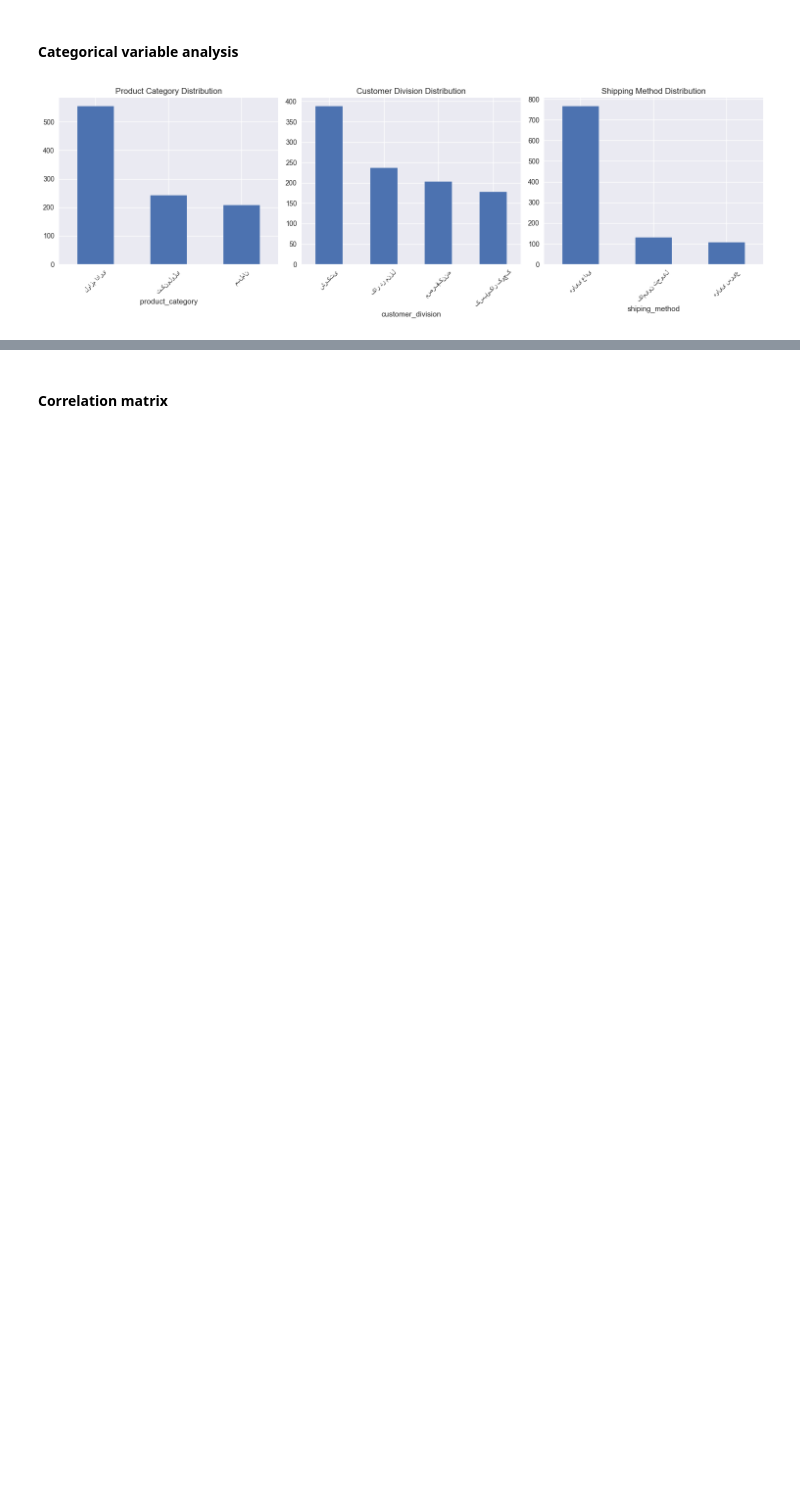
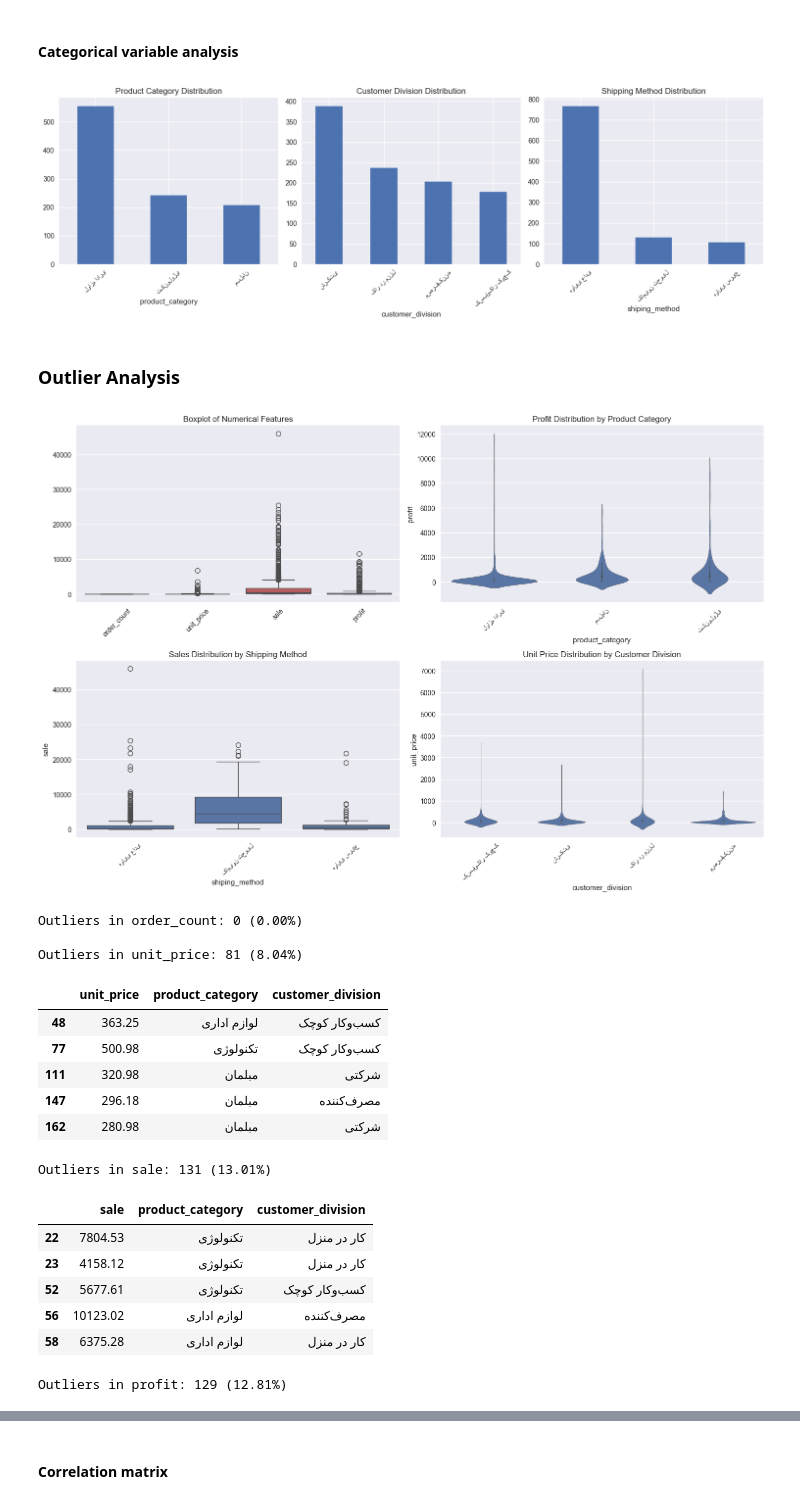
Before and after one commit to mohamad6889/statistics_assignment, a Jupyter notebook: quiz.ipynb, the cells around one changed output, grey strips where cells are left out. Saved outputs shown, nothing was run; the diff lists cells and outputs as text; code cells hidden in the pictures; blank space fills up the shorter version.

```diff
--- a/quiz.ipynb
+++ b/quiz.ipynb
@@ -49,9 +55,6 @@ data_set['order_date'] = pd.to_datetime(data_set['order_date'], dayfirst=True)
 a function that returns a float from a string
 # %%
 def extract_number_from_string(text):
-    """
-    a function that returns a float from a string
-    """
     if isinstance(text, str):
         string_number = ''.join(char for char in str(text) if char.isdigit() or char == '.')
         return float(string_number)
@@ -165,3 +168,79 @@ plt.tight_layout()
 plt.show()
 # %% [output]
 [figure]
+# %% [markdown]
+### Outlier Analysis
+# %%
+plt.figure(figsize=(15, 10))
+
+plt.subplot(2, 2, 1)
+sns.boxplot(data=data_set[['order_count', 'unit_price', 'sale', 'profit']])
+plt.title('Boxplot of Numerical Features')
+plt.xticks(rotation=45)
+
+plt.subplot(2, 2, 2)
+sns.violinplot(x='product_category', y='profit', data=data_set)
+plt.title('Profit Distribution by Product Category')
+plt.xticks(rotation=45)
+
+plt.subplot(2, 2, 3)
+sns.boxplot(x='shiping_method', y='sale', data=data_set)
+plt.title('Sales Distribution by Shipping Method')
+plt.xticks(rotation=45)
+
+plt.subplot(2, 2, 4)
+sns.violinplot(x='customer_division', y='unit_price', data=data_set)
+plt.title('Unit Price Distribution by Customer Division')
+plt.xticks(rotation=45)
+
+plt.tight_layout()
+plt.show()
+
+
+def detect_outliers(dataset, column):
+    q1 = dataset[column].quantile(0.25)
+    q3 = dataset[column].quantile(0.75)
+    iqr = q3 - q1
+    lower_bound = q1 - 1.5 * iqr
+    upper_bound = q3 + 1.5 * iqr
+    _outliers = dataset[(dataset[column] < lower_bound) | (dataset[column] > upper_bound)]
+    return _outliers
+
+for col in ['order_count', 'unit_price', 'sale', 'profit']:
+    outliers = detect_outliers(data_set, col)
+    print(f"\nOutliers in {col}: {len(outliers)} ({len(outliers)/len(data_set)*100:.2f}%)")
+    if len(outliers) > 0:
+        display(outliers[[col, 'product_category', 'customer_division']].head())
+
+
+plt.figure(figsize=(12, 6))
+
+plt.subplot(1, 2, 1)
+sns.boxplot(x='profit', data=data_set)
+plt.title('Boxplot of Profit')
+
+plt.subplot(1, 2, 2)
+sns.violinplot(x='profit', data=data_set)
+plt.title('Violin Plot of Profit')
+
+plt.tight_layout()
+plt.show()
+# %% [output]
+[figure, added]
+Outliers in order_count: 0 (0.00%)
+
+Outliers in unit_price: 81 (8.04%)
+|  | unit_price | product_category | customer_division |
+| 48 | 363.25 | لوازم اداری | کسب‌وکار کوچک |
+| 77 | 500.98 | تکنولوژی | کسب‌وکار کوچک |
+| 111 | 320.98 | مبلمان | شرکتی |
+| 147 | 296.18 | مبلمان | مصرف‌کننده |
+| 162 | 280.98 | مبلمان | شرکتی |
+Outliers in sale: 131 (13.01%)
+|  | sale | product_category | customer_division |
+| 22 | 7804.53 | تکنولوژی | کار در منزل |
+| 23 | 4158.12 | تکنولوژی | کار در منزل |
+| 52 | 5677.61 | تکنولوژی | کسب‌وکار کوچک |
+| 56 | 10123.02 | لوازم اداری | مصرف‌کننده |
+| 58 | 6375.28 | لوازم اداری | کار در منزل |
+Outliers in profit: 129 (12.81%)
```
Also changed, not shown: parts of 44 cells of this notebook, 1 other file.
